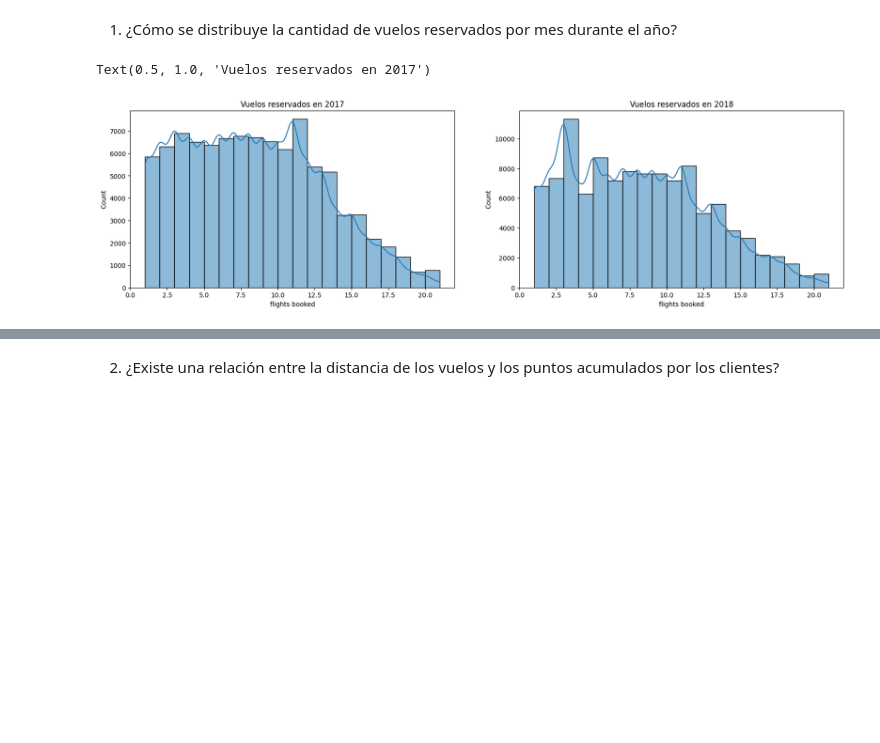
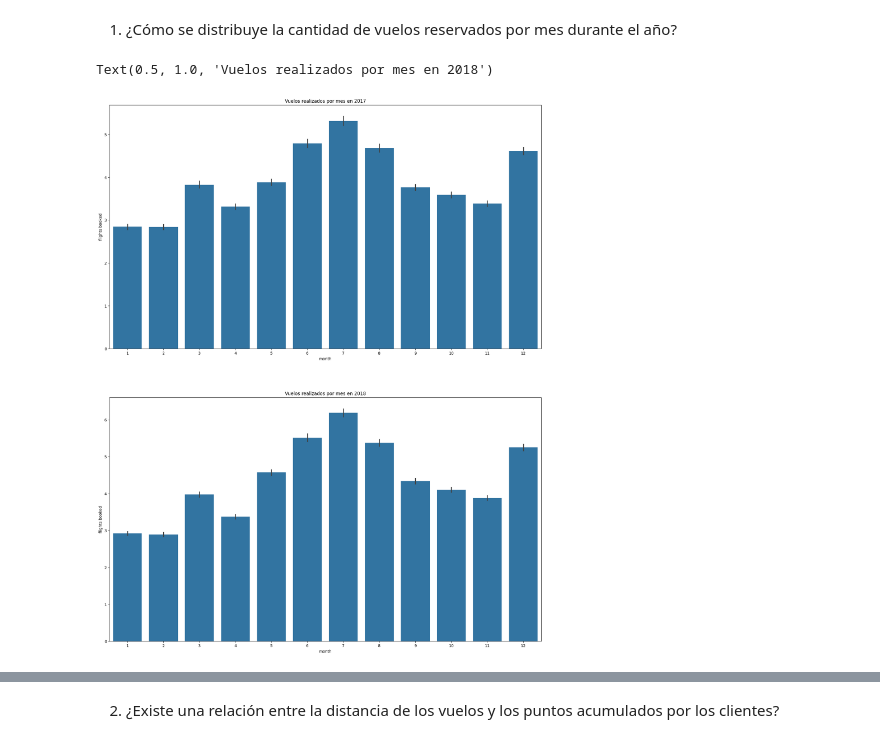
Before and after one commit to Adalab/bda-modulo-3-evaluacion-final-icorreald, a Jupyter notebook: 2.visualizaciones.ipynb, the cells around one changed output, grey strips where cells are left out. Drawn from its saved outputs; the diff is of its cells as text; code cells hidden in the pictures; blank space fills up the shorter version.

```diff
--- a/2.visualizaciones.ipynb
+++ b/2.visualizaciones.ipynb
@@ -18,22 +10,19 @@ df = pd.read_csv('fligh-data-clean.csv', index_col=0)
 df_booked = df[df['flights booked'] > 0]
 # %% [markdown]
 1. ¿Cómo se distribuye la cantidad de vuelos reservados por mes durante el año?
-# %%
-fig, axes = plt.subplots(nrows = 1, ncols = 2, figsize = (20, 5))
-
-sns.histplot(x='flights booked',
-             data = df_booked[df_booked['year']==2018],
-             kde=True,
-             bins=20,
-             ax=axes[1])
-axes[1].set_title('Vuelos reservados en 2018')
-
-sns.histplot(x='flights booked',
-             data = df_booked[df_booked['year']==2017],
-             kde=True,
-             bins=20,
-             ax=axes[0])
-axes[0].set_title('Vuelos reservados en 2017')
-# %% [output]
-Text(0.5, 1.0, 'Vuelos reservados en 2017')
-[figure, removed]
+# %%
+fig, axes = plt.subplots(nrows = 2, ncols = 1, figsize = (20, 25))
+sns.barplot(x='month',
+             y='flights booked',
+              data=df[df['year']==2017],
+              ax=axes[0])
+axes[0].set_title('Vuelos realizados por mes en 2017')
+
+sns.barplot(x='month',
+            y='flights booked',
+              data=df[df['year']==2018],
+              ax=axes[1])
+axes[1].set_title('Vuelos realizados por mes en 2018')
+# %% [output]
+Text(0.5, 1.0, 'Vuelos realizados por mes en 2018')
+[figure, added]
```
Also changed, not shown: parts of 19 cells of this notebook, 6 other files.
